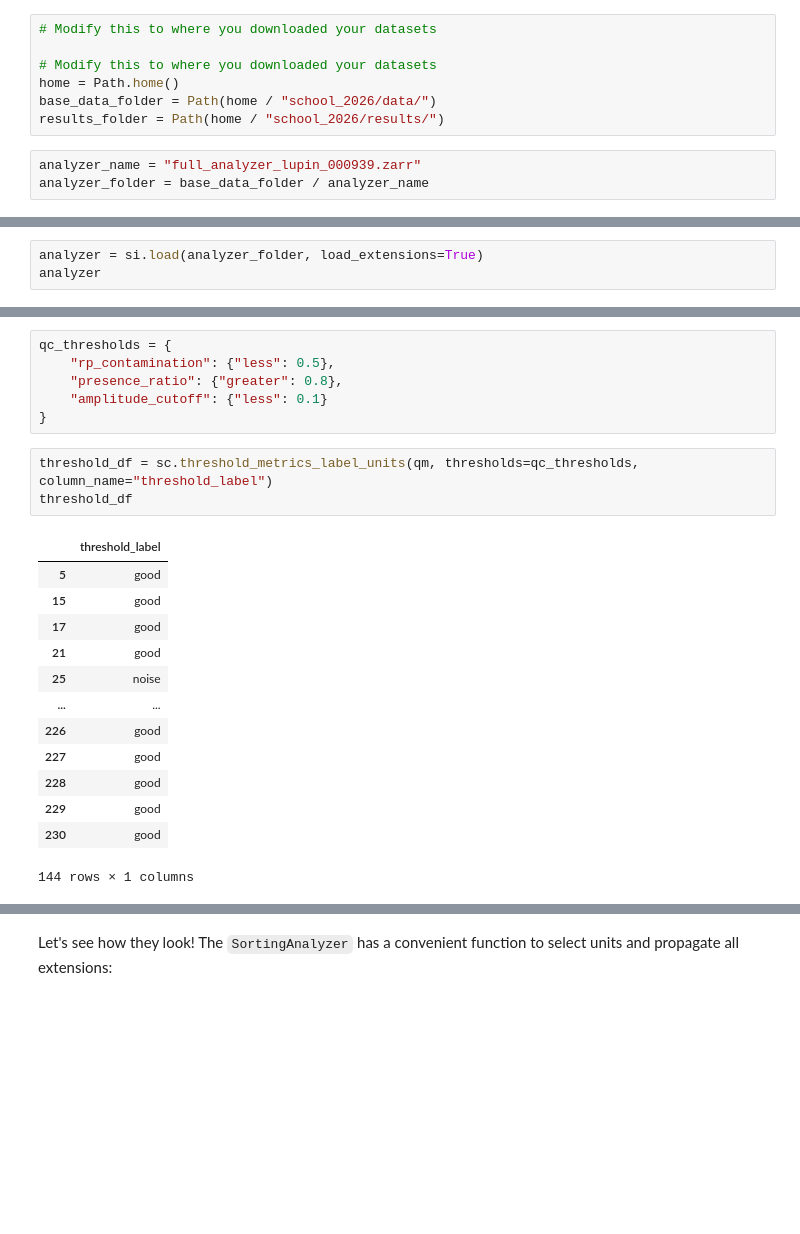
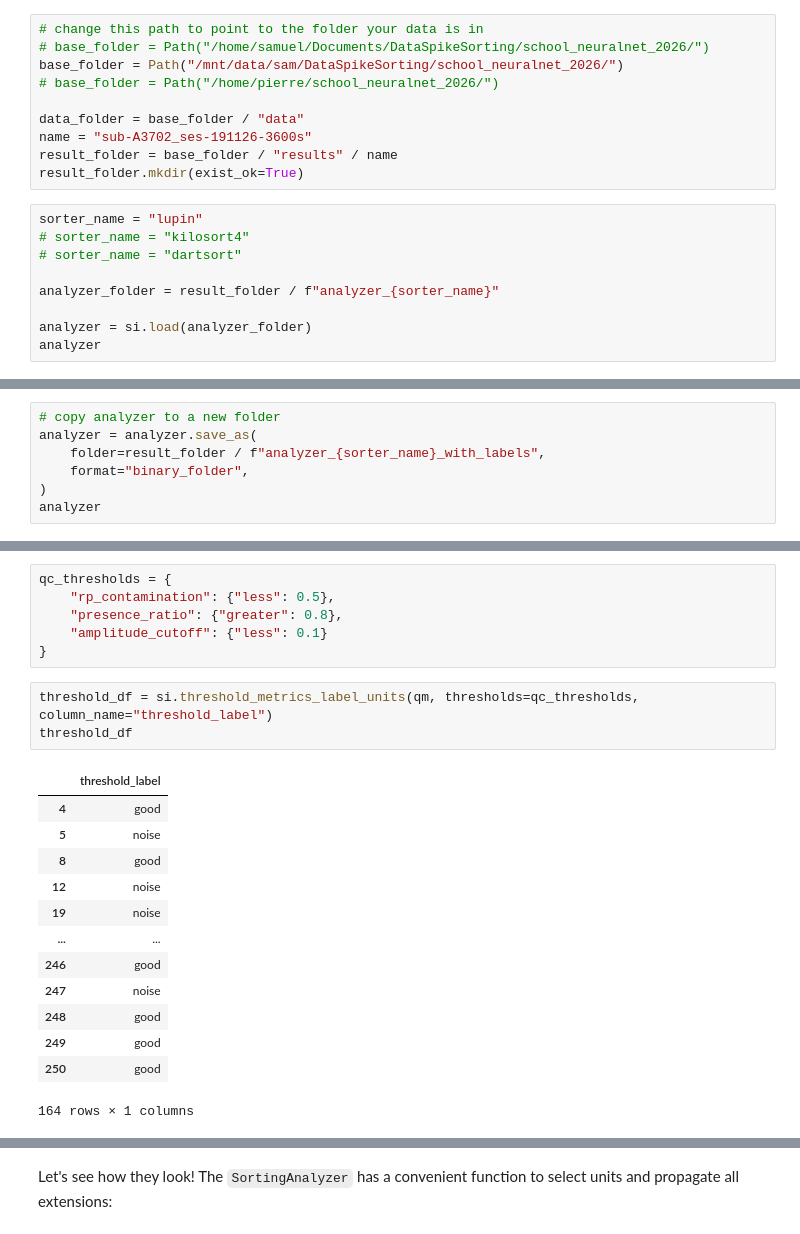
Before and after one commit to samuelgarcia/school_neuralnet_paris_2026, a Jupyter notebook: notebooks_sorting/Tutorial05-curation.ipynb, the cells around one changed output, grey strips where cells are left out. Saved outputs shown, nothing was run; the diff lists cells and outputs as text; blank space fills up the shorter version.

```diff
--- a/notebooks_sorting/Tutorial05-curation.ipynb
+++ b/notebooks_sorting/Tutorial05-curation.ipynb
@@ -17,12 +15,21 @@ warnings.filterwarnings("ignore")
 # %%
 si.set_global_job_kwargs(n_jobs=0.5)
 # %%
-# Modify this to where you downloaded your datasets
+# change this path to point to the folder your data is in
+# base_folder = Path("/home/samuel/Documents/DataSpikeSorting/school_neuralnet_2026/")
+base_folder = Path("/mnt/data/sam/DataSpikeSorting/school_neuralnet_2026/")
+# base_folder = Path("/home/pierre/school_neuralnet_2026/")
 
-# Modify this to where you downloaded your datasets
-home = Path.home()
-base_data_folder = Path(home / "school_2026/data/")
-results_folder = Path(home / "school_2026/results/")
+data_folder = base_folder / "data"
+name = "sub-A3702_ses-191126-3600s"
+result_folder = base_folder / "results" / name
+result_folder.mkdir(exist_ok=True)
 # %%
-analyzer_name = "full_analyzer_lupin_000939.zarr"
-analyzer_folder = base_data_folder / analyzer_name
+sorter_name = "lupin"
+# sorter_name = "kilosort4"
+# sorter_name = "dartsort"
+
+analyzer_folder = result_folder / f"analyzer_{sorter_name}"
+
+analyzer = si.load(analyzer_folder)
+analyzer
@@ -29,3 +38,0 @@ analyzer_folder = base_data_folder / analyzer_name
-# %%
-analyzer = si.load(analyzer_folder, load_extensions=True)
-analyzer
@@ -34,0 +39,7 @@ Loaded 12 extensions: amplitude_scalings, correlograms, isi_histograms, noise_le
+# %%
+# copy analyzer to a new folder
+analyzer = analyzer.save_as(
+    folder=result_folder / f"analyzer_{sorter_name}_with_labels",
+    format="binary_folder",
+)
+analyzer
@@ -89,22 +103,22 @@ qc_thresholds = {
     "amplitude_cutoff": {"less": 0.1}
 }
 # %%
-threshold_df = sc.threshold_metrics_label_units(qm, thresholds=qc_thresholds, column_name="threshold_label")
+threshold_df = si.threshold_metrics_label_units(qm, thresholds=qc_thresholds, column_name="threshold_label")
 threshold_df
 # %% [output]
 |  | threshold_label |
-| 5 | good |
-| 15 | good |
-| 17 | good |
-| 21 | good |
-| 25 | noise |
+| 4 | good |
+| 5 | noise |
+| 8 | good |
+| 12 | noise |
+| 19 | noise |
 | ... | ... |
-| 226 | good |
-| 227 | good |
-| 228 | good |
-| 229 | good |
-| 230 | good |
+| 246 | good |
+| 247 | noise |
+| 248 | good |
+| 249 | good |
+| 250 | good |
-144 rows × 1 columns
+164 rows × 1 columns
 # %%
 threshold_df["threshold_label"].value_counts()
 # %% [output]
```
Also changed, not shown: parts of 31 cells of this notebook, 4 other files.
